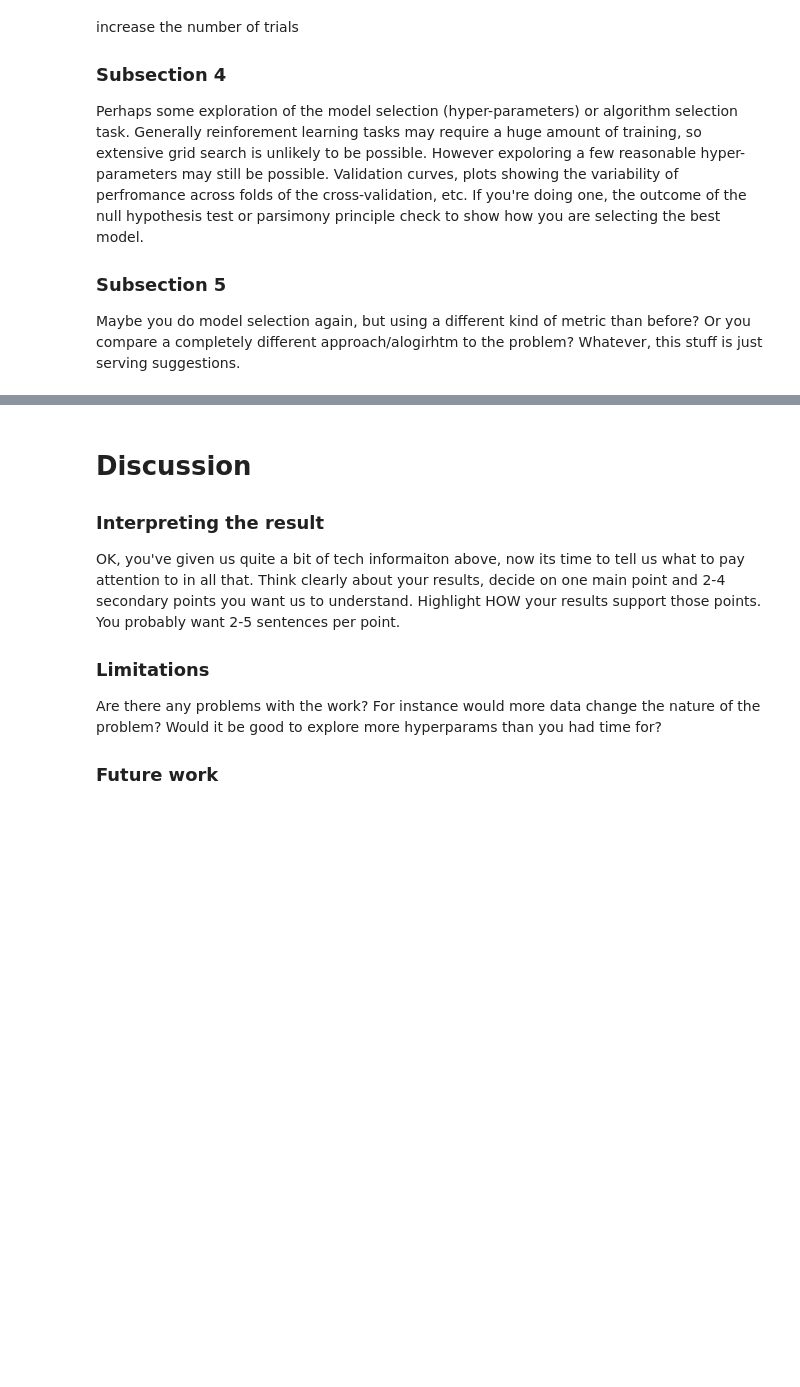
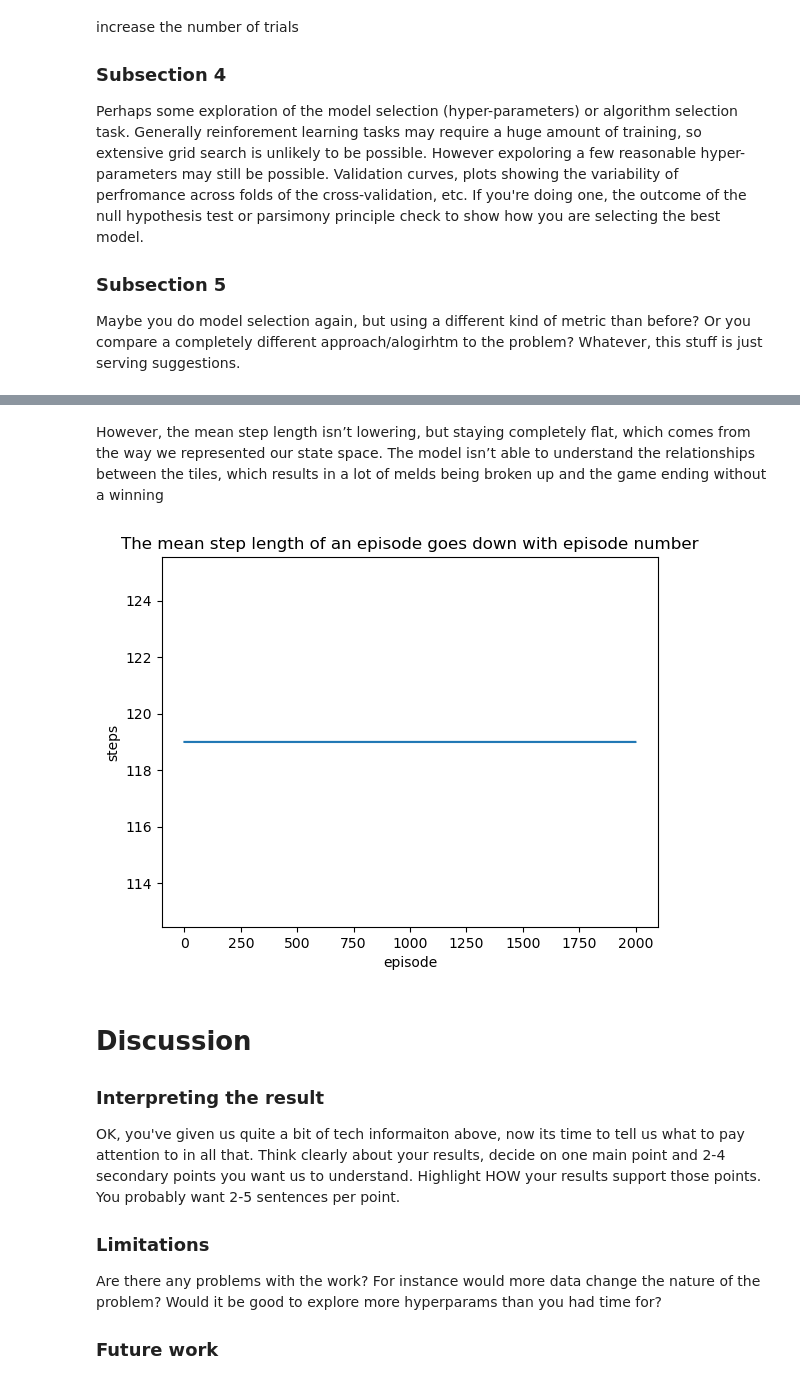
Before and after one commit to jasongfleischer/COGS188_group_template, a Jupyter notebook: FinalProject_YourGroupNameHere.ipynb, the cells around one changed output, grey strips where cells are left out. Drawn from its saved outputs; the diff is of its cells as text; code cells hidden in the pictures; blank space fills up the shorter version.

```diff
--- a/FinalProject_YourGroupNameHere.ipynb
+++ b/FinalProject_YourGroupNameHere.ipynb
@@ -124,3 +190,16 @@ Maybe you do model selection again, but using a different kind of metric than be
+# %% [markdown]
+However, the mean step length isn’t lowering, but staying completely flat, which comes from the way we represented our state space. The model isn’t able to understand the relationships between the tiles, which results in a lot of melds being broken up and the game ending without a winning
+# %%
+df1 = pd.DataFrame(steps)
+df1.columns.name = 'episode'
+df1.index.name = 'learner'
+df1 = df1.stack().rename('steps').to_frame()
+
+sns.lineplot( data=df1, x='episode', y='steps');
+plt.title('The mean step length of an episode goes down with episode number')
+plt.show()
+# %% [output]
+[figure, added]
 # %% [markdown]
 # Discussion
 
```
Also changed, not shown: parts of 11 cells of this notebook, 2 other files.
